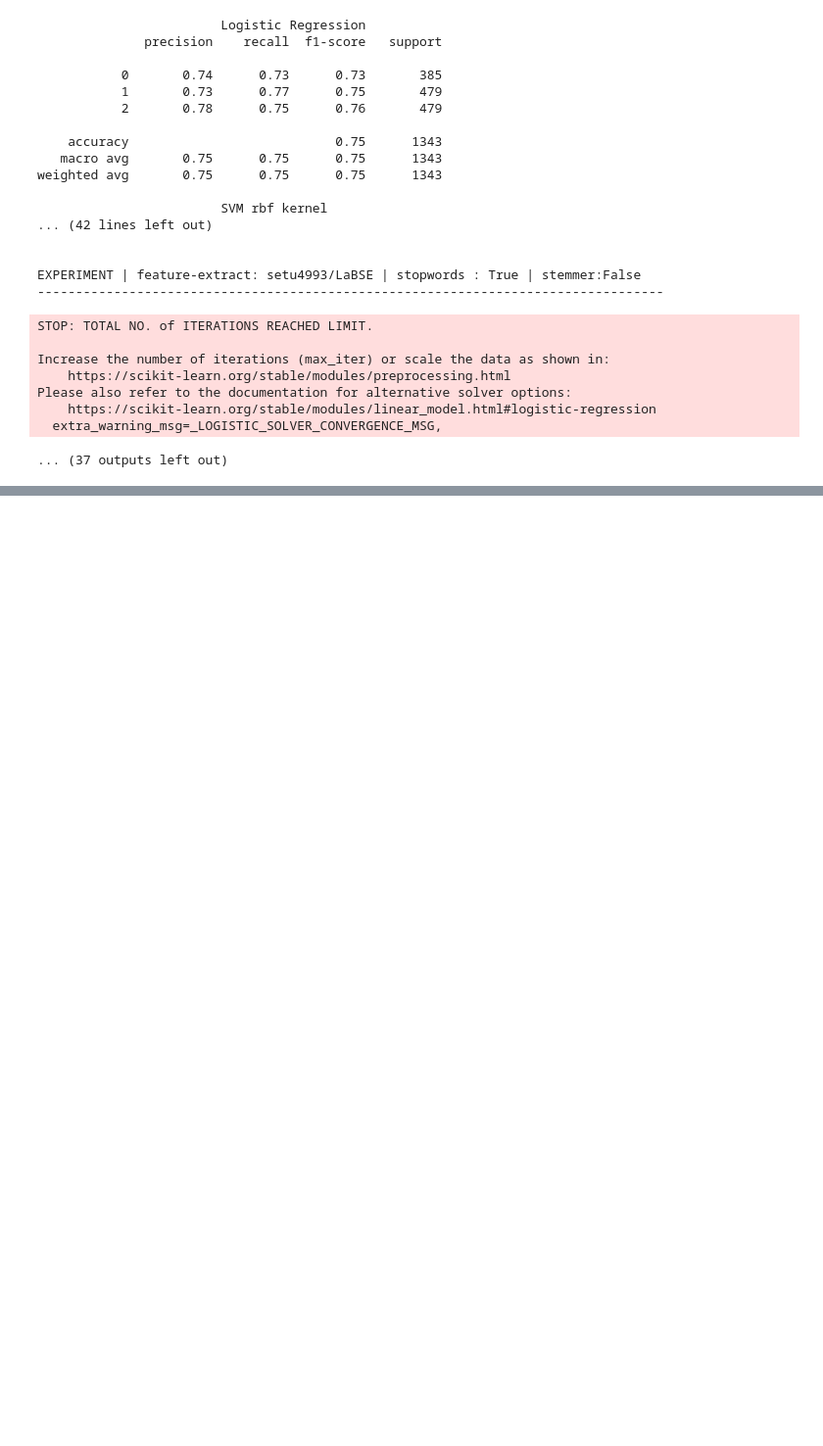
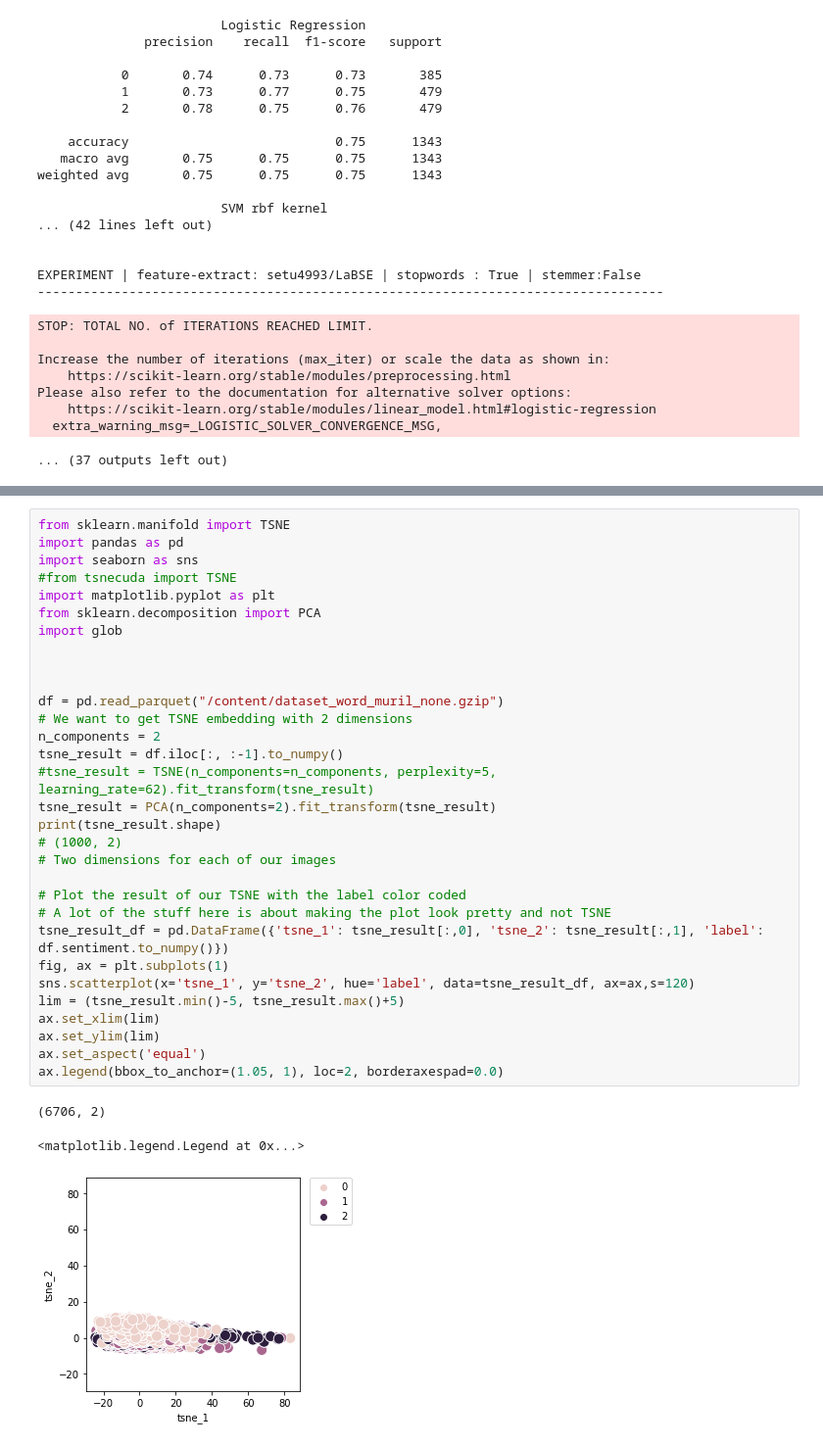
Before and after one commit to import-cj/SentimentAnalysis_Malayalam, a Jupyter notebook: experiments.ipynb, the cells around one changed output, grey strips where cells are left out. Shown at 98% size. Cells and saved outputs as stored; diff of their text form; blank space fills up the shorter version.

```diff
--- a/experiments.ipynb
+++ b/experiments.ipynb
@@ -668,0 +1310,35 @@ Please also refer to the documentation for alternative solver options:
+# %%
+from sklearn.manifold import TSNE
+import pandas as pd
+import seaborn as sns
+#from tsnecuda import TSNE
+import matplotlib.pyplot as plt
+from sklearn.decomposition import PCA
+import glob
+
+
+
+df = pd.read_parquet("/content/dataset_word_muril_none.gzip")
+# We want to get TSNE embedding with 2 dimensions
+n_components = 2
+tsne_result = df.iloc[:, :-1].to_numpy()
+#tsne_result = TSNE(n_components=n_components, perplexity=5, learning_rate=62).fit_transform(tsne_result)
+tsne_result = PCA(n_components=2).fit_transform(tsne_result)
+print(tsne_result.shape)
+# (1000, 2)
+# Two dimensions for each of our images
+
+# Plot the result of our TSNE with the label color coded
+# A lot of the stuff here is about making the plot look pretty and not TSNE
+tsne_result_df = pd.DataFrame({'tsne_1': tsne_result[:,0], 'tsne_2': tsne_result[:,1], 'label': df.sentiment.to_numpy()})
+fig, ax = plt.subplots(1)
+sns.scatterplot(x='tsne_1', y='tsne_2', hue='label', data=tsne_result_df, ax=ax,s=120)
+lim = (tsne_result.min()-5, tsne_result.max()+5)
+ax.set_xlim(lim)
+ax.set_ylim(lim)
+ax.set_aspect('equal')
+ax.legend(bbox_to_anchor=(1.05, 1), loc=2, borderaxespad=0.0)
+# %% [output]
+(6706, 2)
+<matplotlib.legend.Legend at 0x...>
+[figure, added]
```
Also changed, not shown: parts of 71 cells of this notebook.
